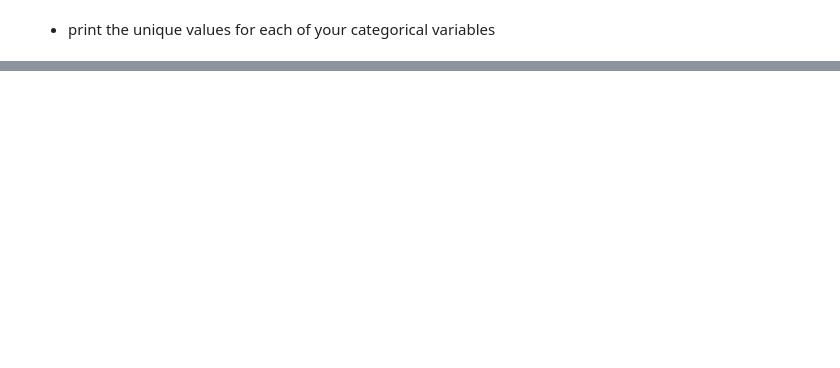
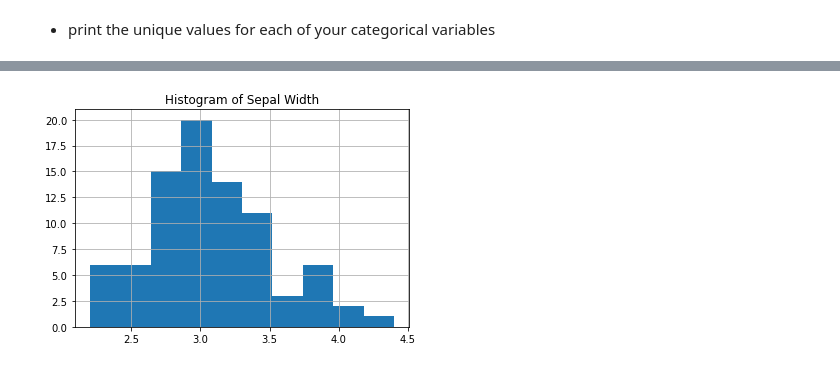
Before and after one commit to rajaramgautam/classification-exercises, a Jupyter notebook: classification_exercises.ipynb, the cells around one changed output, grey strips where cells are left out. Cells and saved outputs as stored; diff of their text form; code cells hidden in the pictures; blank space fills up the shorter version.

```diff
--- a/classification_exercises.ipynb
+++ b/classification_exercises.ipynb
@@ -348,0 +884,6 @@ Name: Embarked, dtype: int64
+# %%
+plt.title("Histogram of Sepal Width")
+train.sepal_width.hist()
+plt.show()
+# %% [output]
+[figure, added]
```
Also changed, not shown: parts of 192 cells of this notebook.
